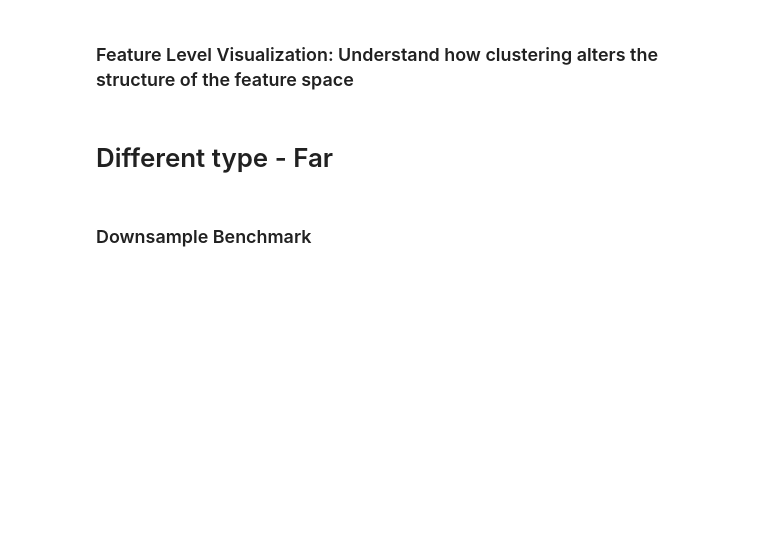
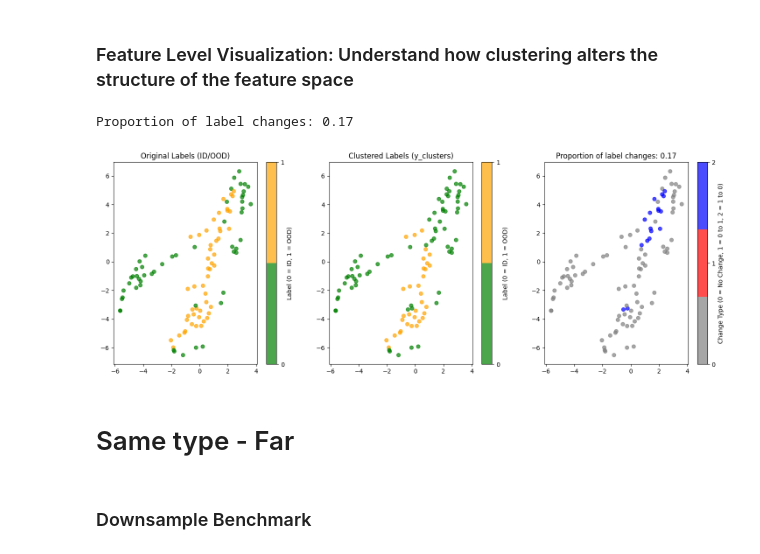
Before and after one commit to microsoft/geospatial-ood-detection, a Jupyter notebook: notebooks/xbd_experiments.ipynb, the cells around one changed output. Drawn from its saved outputs; the diff is of its cells as text; code cells hidden in the pictures; blank space fills up the shorter version.

```diff
--- a/notebooks/xbd_experiments.ipynb
+++ b/notebooks/xbd_experiments.ipynb
@@ -283,9 +207,0 @@ df_results = benchmark_kmeans_with_varying_k_condidence_g_hat(
-# %%
-i = 0
-_, X_train_cluster, y_train_cluster, y_clusters = run_g_hat_experiment(
-    X, y, test_size, k, M, fixed_seed, fixed_seed, i
-)
-print("Plotting")
-plot_tsne_with_label_changes(
-    X_train_cluster, y_train_cluster, y_clusters, class_name=nametag, save_plot=True
-)
@@ -482,13 +416,15 @@ df_results = benchmark_kmeans_with_varying_k_condidence_g_hat(
 ### Feature Level Visualization: Understand how clustering alters the structure of the feature space
 # %%
 i = 0
-_, X_train_cluster, y_train_cluster, y_clusters = run_g_hat_experiment(
+_, X_train_cluster, y_train_cluster, y_clusters, *_ = run_g_hat_experiment(
     X, y, test_size, k, M, fixed_seed, fixed_seed, i
 )
-print("Plotting")
 plot_tsne_with_label_changes(
     X_train_cluster, y_train_cluster, y_clusters, class_name="Disaster"
 )
+# %% [output]
+Proportion of label changes: 0.17
+[figure, added]
 # %% [markdown]
-# Different type - Far
+# Same type - Far
 # %%
```
Also changed, not shown: parts of 100 cells of this notebook, 7 other files.
